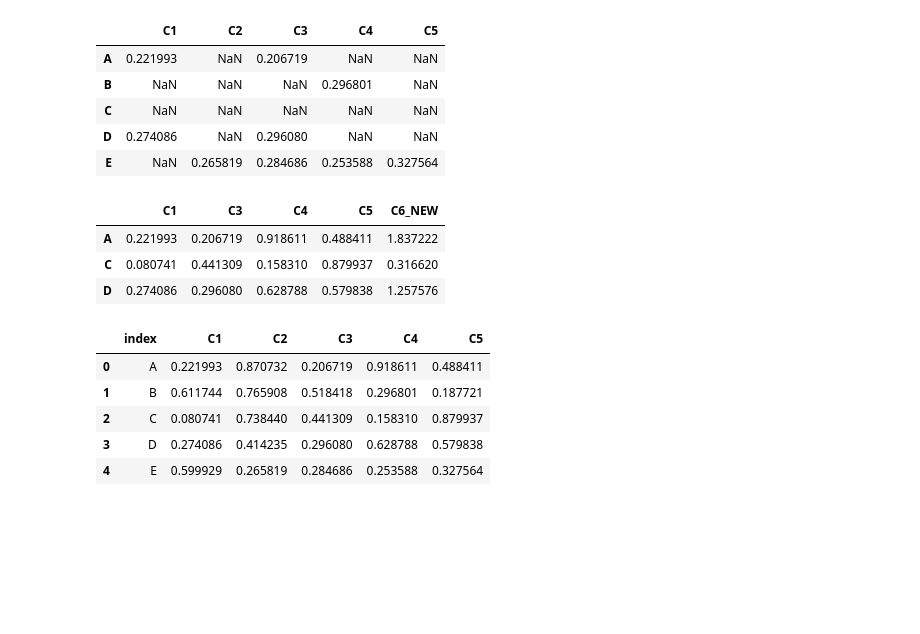
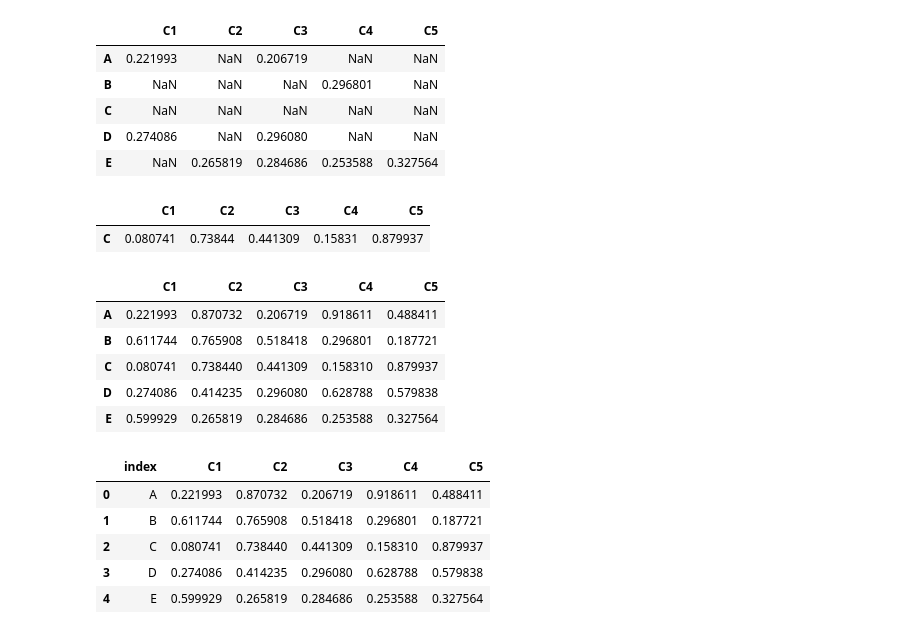
Before and after one commit to PawelWil/AnalizaDanych_BI_Zjazd_09_10_IX, a Jupyter notebook: Kod/02_biblioteka_Pythona_PANDAS_to_jest_czesc_Pythona/02_data_frames.ipynb, the cells around one changed output. Cells and saved outputs as stored; diff of their text form; code cells hidden in the pictures; blank space fills up the shorter version.

```diff
--- a/Kod/02_biblioteka_Pythona_PANDAS_to_jest_czesc_Pythona/02_data_frames.ipynb
+++ b/Kod/02_biblioteka_Pythona_PANDAS_to_jest_czesc_Pythona/02_data_frames.ipynb
@@ -160,11 +173,18 @@ df[(df >0.2) & (df<0.4)] # dwa warunki do filtrowania musza być spełnione
 | C | NaN | NaN | NaN | NaN | NaN |
 | D | 0.274086 | NaN | 0.296080 | NaN | NaN |
 | E | NaN | 0.265819 | 0.284686 | 0.253588 | 0.327564 |
-# %%
-df [df['C1'] < 0.5]
-# %% [output]
-|  | C1 | C3 | C4 | C5 | C6_NEW |
-| A | 0.221993 | 0.206719 | 0.918611 | 0.488411 | 1.837222 |
-| C | 0.080741 | 0.441309 | 0.158310 | 0.879937 | 0.316620 |
-| D | 0.274086 | 0.296080 | 0.628788 | 0.579838 | 1.257576 |
+# %%
+df [df['C1'] < 0.2] # tu mamy filtrowanie tylko dla  kolumny C1 - i tu zwróciło nam te wiersze, które ten filtr spełniają, czyli po tym filtrze nie ma wierszy A i B, bo nie spełniają tego warunku
+# %% [output]
+|  | C1 | C2 | C3 | C4 | C5 |
+| C | 0.080741 | 0.73844 | 0.441309 | 0.15831 | 0.879937 |
+# %%
+df
+# %% [output]
+|  | C1 | C2 | C3 | C4 | C5 |
+| A | 0.221993 | 0.870732 | 0.206719 | 0.918611 | 0.488411 |
+| B | 0.611744 | 0.765908 | 0.518418 | 0.296801 | 0.187721 |
+| C | 0.080741 | 0.738440 | 0.441309 | 0.158310 | 0.879937 |
+| D | 0.274086 | 0.414235 | 0.296080 | 0.628788 | 0.579838 |
+| E | 0.599929 | 0.265819 | 0.284686 | 0.253588 | 0.327564 |
 # %%
```
Also changed, not shown: parts of 33 cells of this notebook.
